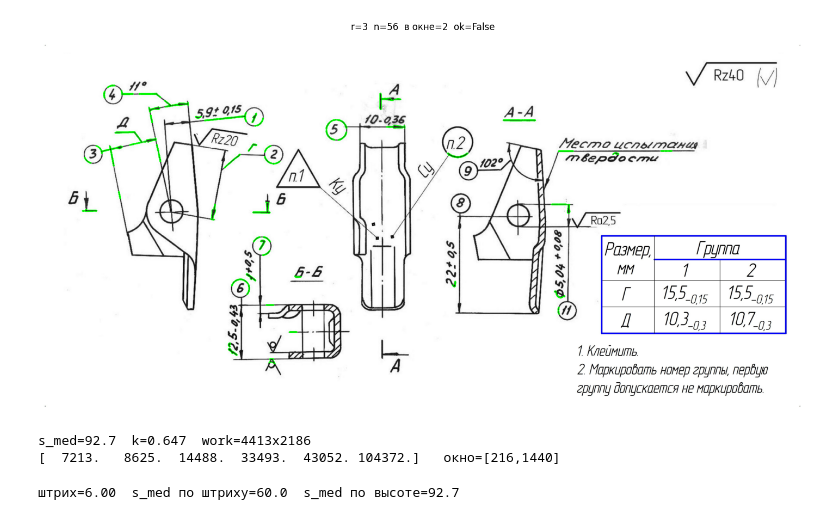
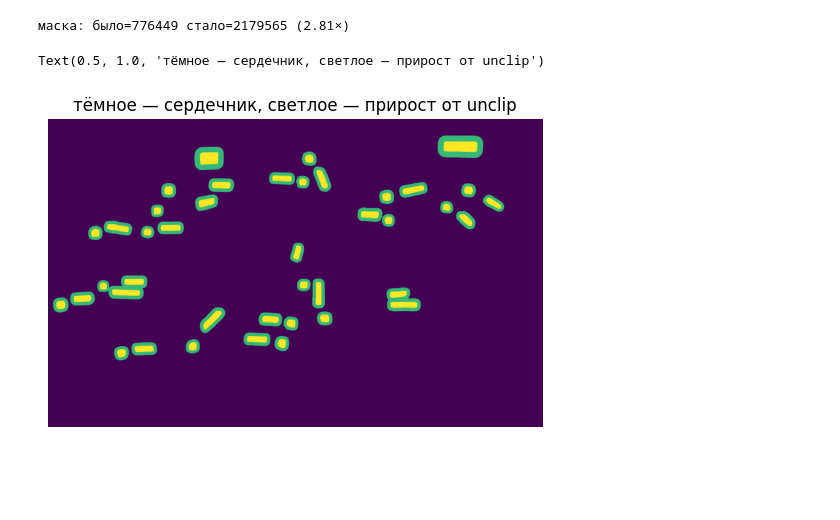
Before and after one commit to SergeyKrasnoslobodtsev/draftslice, a Jupyter notebook: notebooks/cleaner_text_exp.ipynb, the cells around one changed output. Saved outputs shown, nothing was run; the diff lists cells and outputs as text; code cells hidden in the pictures; blank space fills up the shorter version.

```diff
--- a/notebooks/cleaner_text_exp.ipynb
+++ b/notebooks/cleaner_text_exp.ipynb
@@ -9,4 +27,4 @@ for i, file in enumerate(files):
 # %%
-IDX = 5
+IDX = 6
 # %%
 import cv2
@@ -144,37 +168,23 @@ r=10  n=   2  в окне=  2
-# %%
-r = max(3, int(round(0.01 * TARGET_S)))  # = 5 при TARGET_S=60
-kern = cv2.getStructuringElement(cv2.MORPH_ELLIPSE, (2 * r + 1, 2 * r + 1))
-s = cv2.morphologyEx(ink, cv2.MORPH_OPEN, kern)
-s[mask_work] = 0
-c, _ = cv2.findContours(s, cv2.RETR_EXTERNAL, cv2.CHAIN_APPROX_SIMPLE)
-sel = [x for x in c if lo < cv2.contourArea(x) < hi]
-peri = cv2.arcLength(sel[0], True) if sel else 0
-approx = cv2.approxPolyDP(sel[0], 0.04 * peri, True) if sel else []
-ok = len(approx) == 3 and cv2.isContourConvex(approx) if sel else False
-
-vis = work.copy()
-cv2.drawContours(vis, sel, -1, (0, 255, 0), 3)
-
-plt.figure(figsize=(18, 11))
-plt.imshow(vis[:, :, ::-1])
-plt.axis("off")
-plt.title(f"r={r}  n={len(sel)}  в окне={((a > lo) & (a < hi)).sum()}  ok={ok}")
-plt.show()
-# %% [output]
-[figure, removed]
-# %%
-print(f"s_med={s_med:.1f}  k={k:.3f}  work={work.shape[1]}x{work.shape[0]}")
-A = np.array([cv2.contourArea(c) for c in cnts])
-print(np.percentile(A, [10, 25, 50, 75, 90, 100]).round(0), f"  окно=[{lo:.0f},{hi:.0f}]")
-# %% [output]
-s_med=92.7  k=0.647  work=4413x2186
-[  7213.   8625.  14488.  33493.  43052. 104372.]   окно=[216,1440]
-# %%
-gray_s = cv2.cvtColor(src, cv2.COLOR_BGR2GRAY)
-ink_s = cv2.threshold(gray_s, 0, 255, cv2.THRESH_BINARY_INV | cv2.THRESH_OTSU)[1]
-dt_s = cv2.distanceTransform(ink_s, cv2.DIST_L2, 5)
-
-stroke = 2 * np.median(dt_s[(ink_s > 0) & mask])
-print(f"штрих={stroke:.2f}  s_med по штриху={10 * stroke:.1f}  s_med по высоте={s_med:.1f}")
-# %% [output]
-штрих=6.00  s_med по штриху=60.0  s_med по высоте=92.7
+# %%
+UNCLIP = 1.5   # det_db_unclip_ratio
+
+cnts, _ = cv2.findContours(mask_f.astype(np.uint8), cv2.RETR_EXTERNAL, cv2.CHAIN_APPROX_SIMPLE)
+mask_u = np.zeros(mask_f.shape, np.uint8)
+for c in cnts:
+    A, L = cv2.contourArea(c), cv2.arcLength(c, True)
+    if L == 0:
+        continue
+    D = int(round(A * UNCLIP / L))
+    cv2.drawContours(mask_u, [c], -1, 1, cv2.FILLED)
+    if D > 0:
+        cv2.drawContours(mask_u, [c], -1, 1, 2 * D + 1)   # обводка толщиной 2D = смещение края на D
+mask_u = mask_u > 0
+
+print(f"маска: было={mask_f.sum()} стало={mask_u.sum()} ({mask_u.sum() / mask_f.sum():.2f}×)")
+plt.figure(figsize=(14, 4))
+plt.imshow(np.where(mask_u, 2, 0) + mask_f, cmap="viridis"); plt.axis("off")
+plt.title("тёмное — сердечник, светлое — прирост от unclip")
+# %% [output]
+маска: было=776449 стало=2179565 (2.81×)
+Text(0.5, 1.0, 'тёмное — сердечник, светлое — прирост от unclip')
+[figure, added]
```
Also changed, not shown: parts of 21 cells of this notebook, 2 other files.
